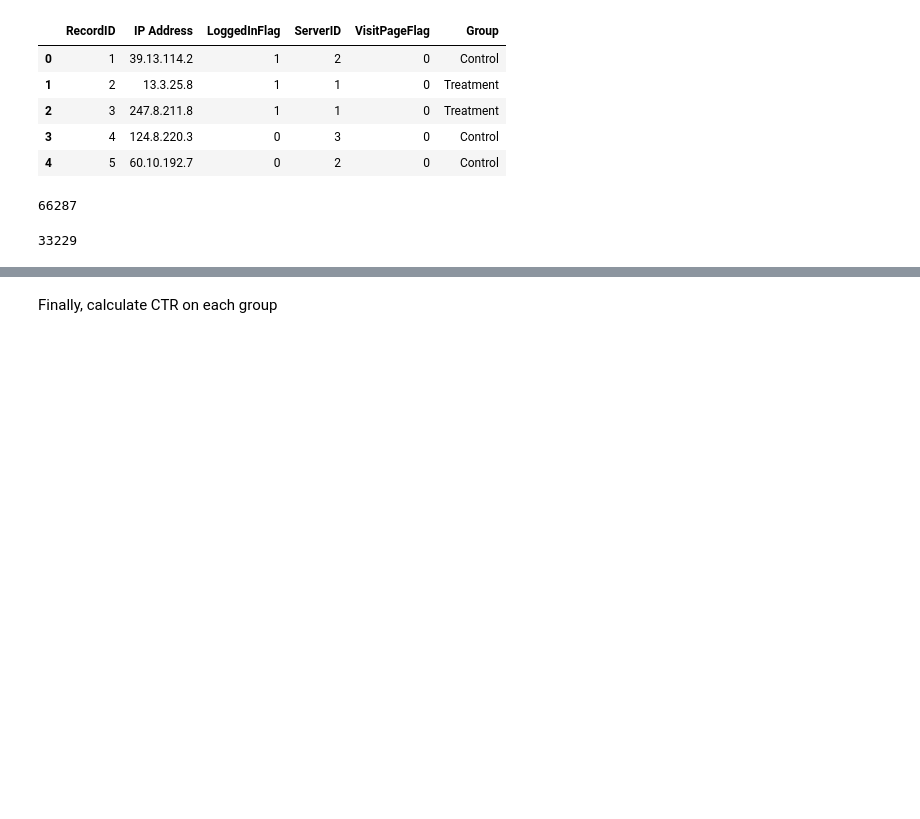
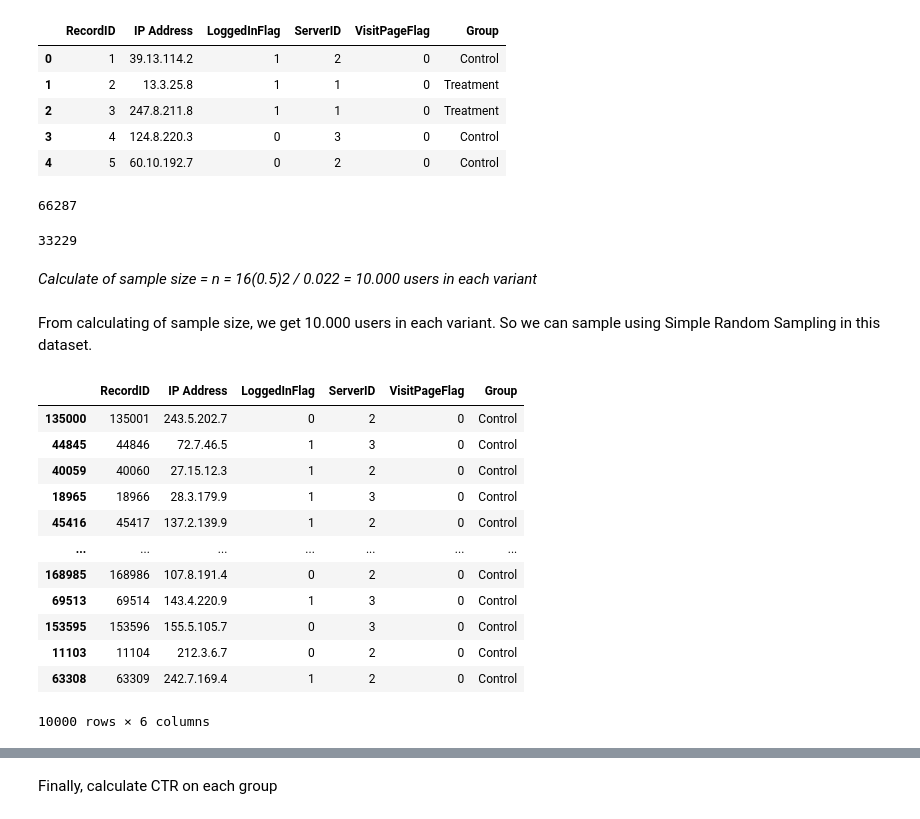
Before and after one commit to uyunmubarak/ab-testing-grocery-website, a Jupyter notebook: website_grocery.ipynb, the cells around one changed output, grey strips where cells are left out. Saved outputs shown, nothing was run; the diff lists cells and outputs as text; code cells hidden in the pictures; blank space fills up the shorter version.

```diff
--- a/website_grocery.ipynb
+++ b/website_grocery.ipynb
@@ -182,3 +182,8 @@ n_treatment = len(data[data['Group']=='Treatment'])
 n_treatment
 # %% [output]
 33229
+# %% [markdown]
+*Calculate of sample size =
+n = 16(0.5)2 / 0.022  = 10.000 users in each variant*
+# %% [markdown]
+From calculating of sample size, we get 10.000 users in each variant. So we can sample using Simple Random Sampling in this dataset.
@@ -184,0 +193,20 @@ n_treatment
+# %%
+#choose sample on control
+sample_data_control = data[data['Group']=='Control'].sample(n = n,
+                                                              replace = False)
+#show sample on control
+sample_data_control
+# %% [output]
+|  | RecordID | IP Address | LoggedInFlag | ServerID | VisitPageFlag | Group |
+| 135000 | 135001 | 243.5.202.7 | 0 | 2 | 0 | Control |
+| 44845 | 44846 | 72.7.46.5 | 1 | 3 | 0 | Control |
+| 40059 | 40060 | 27.15.12.3 | 1 | 2 | 0 | Control |
+| 18965 | 18966 | 28.3.179.9 | 1 | 3 | 0 | Control |
+| 45416 | 45417 | 137.2.139.9 | 1 | 2 | 0 | Control |
+| ... | ... | ... | ... | ... | ... | ... |
+| 168985 | 168986 | 107.8.191.4 | 0 | 2 | 0 | Control |
+| 69513 | 69514 | 143.4.220.9 | 1 | 3 | 0 | Control |
+| 153595 | 153596 | 155.5.105.7 | 0 | 3 | 0 | Control |
+| 11103 | 11104 | 212.3.6.7 | 0 | 2 | 0 | Control |
+| 63308 | 63309 | 242.7.169.4 | 1 | 2 | 0 | Control |
+10000 rows × 6 columns
```
Also changed, not shown: parts of 31 cells of this notebook.
